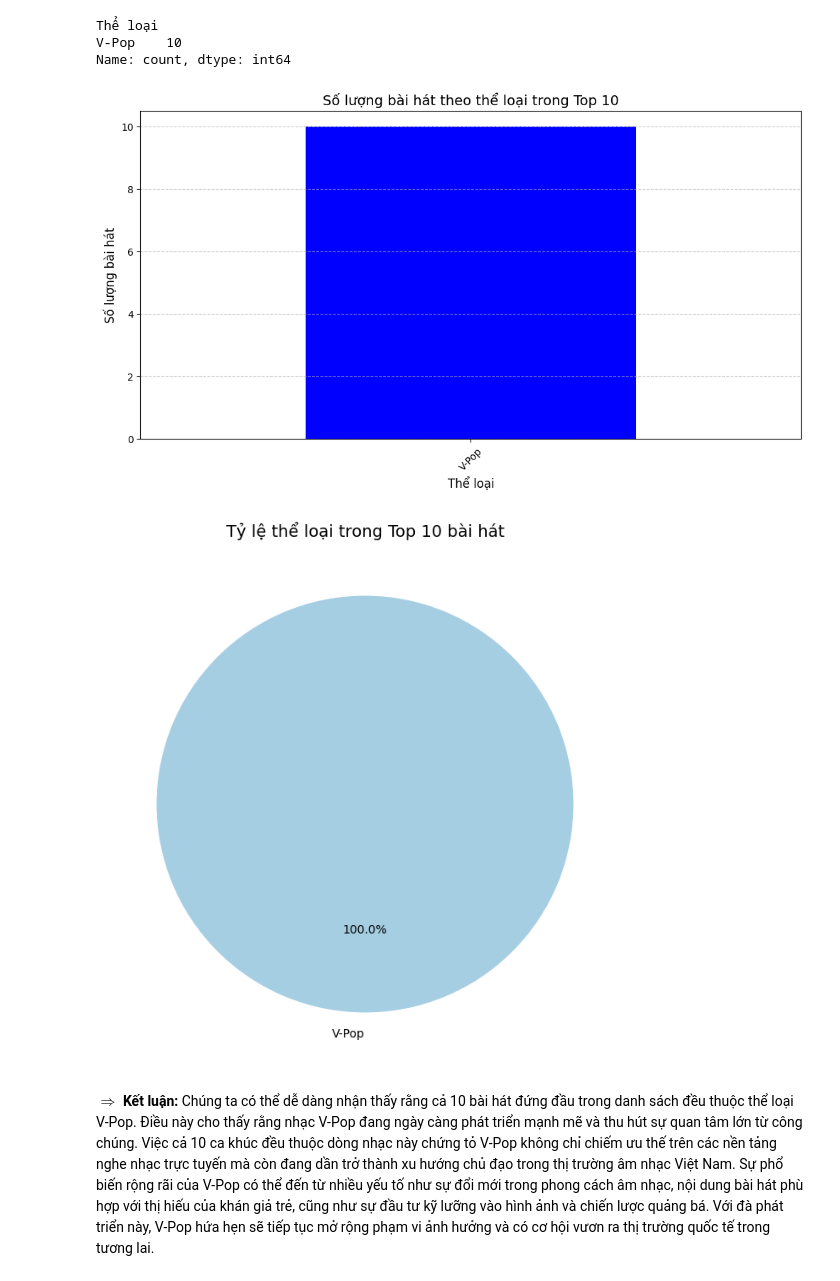
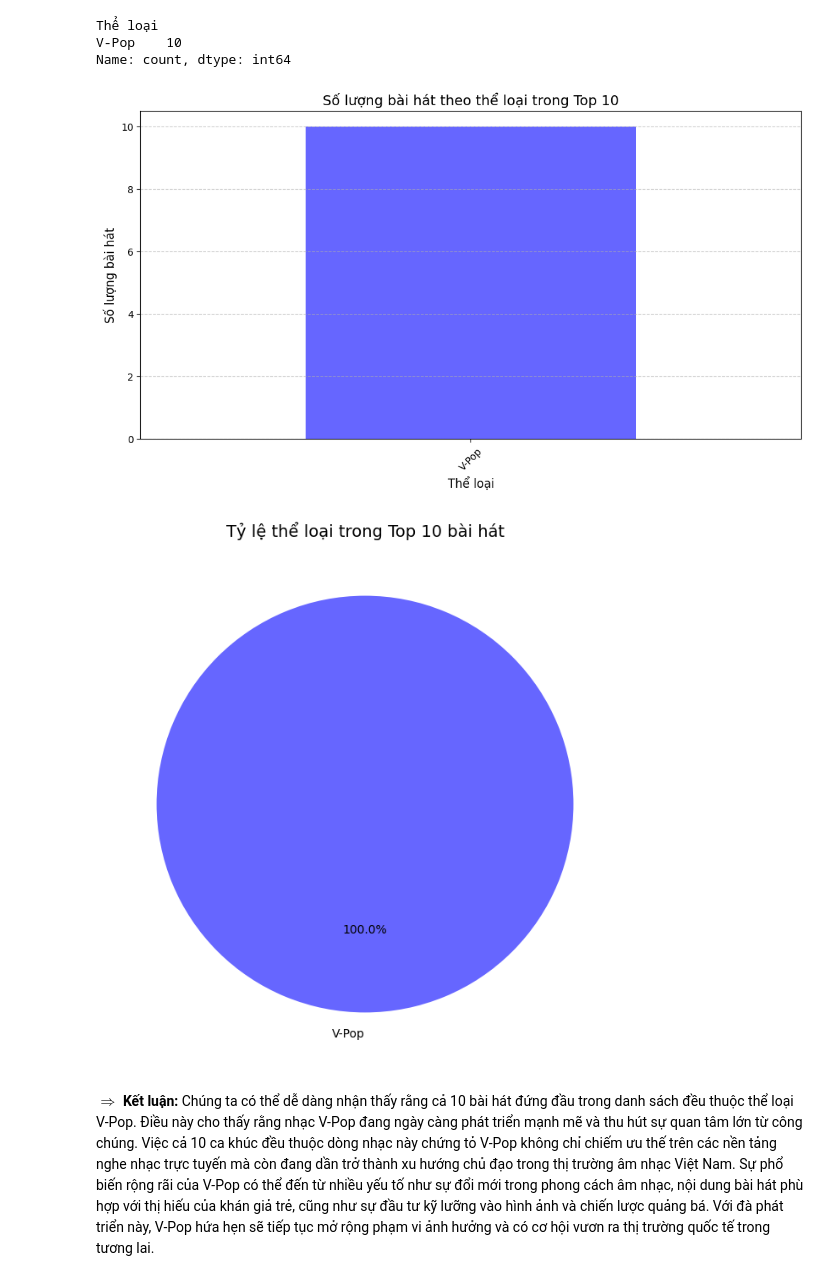
Before and after one commit to LLH-07/Truc_Quan_Hoa_KHDL, a Jupyter notebook: Lab01/22127117_22127352.ipynb, the cells around one changed output. Drawn from its saved outputs; the diff is of its cells as text; code cells hidden in the pictures.

```diff
--- a/Lab01/22127117_22127352.ipynb
+++ b/Lab01/22127117_22127352.ipynb
@@ -1748,7 +1768,7 @@ Name: count, dtype: int64
 
 # Vẽ biểu đồ cột
 plt.figure(figsize=(12, 6))
-genre_counts.plot(kind='bar', color='blue')
+genre_counts.plot(kind='bar', color='blue', alpha=0.6)
 
 # Tùy chỉnh biểu đồ
 plt.xlabel("Thể loại", fontsize=12)
@@ -1760,33 +1780,35 @@ plt.grid(axis='y', linestyle='--', alpha=0.7)
 
 plt.show()
 # %% [output]
-[figure, old version]
+[figure, new version]
 # %%
 
 
-# Tính tổng số bài hát trong top 300
+
 total_songs = genre_counts.sum()
 
 # Lọc các thể loại chiếm hơn 10% tổng số bài hát
 genre_filtered = genre_counts[genre_counts / total_songs > 0.1]
 
 # Thêm 'Khác' nếu có các thể loại chiếm dưới 10%
 other_songs = total_songs - genre_filtered.sum()
 if other_songs > 0:
     genre_filtered["Khác"] = other_songs
 
+# Tạo màu với alpha = 0.6
+colors = [(0, 0, 1, 0.6)] * len(genre_filtered)
 
 plt.figure(figsize=(8, 8))
-genre_filtered.plot(kind='pie', autopct='%1.1f%%', startangle=90, colormap='Paired')
+genre_filtered.plot(kind='pie', autopct='%1.1f%%', startangle=90, colors=colors)
 
 # Ẩn nhãn trục y
 plt.ylabel('')
 plt.title("Tỷ lệ thể loại trong Top 10 bài hát", fontsize=14)
 
 # Hiển thị biểu đồ
 plt.show()
 # %% [output]
-[figure, old version]
+[figure, new version]
 # %% [markdown]
 $\Rightarrow$ **Kết luận:**
 Chúng ta có thể dễ dàng nhận thấy rằng cả 10 bài hát đứng đầu trong danh sách đều thuộc thể loại V-Pop. Điều này cho thấy rằng nhạc V-Pop đang ngày càng phát triển mạnh mẽ và thu hút sự quan tâm lớn từ công chúng. Việc cả 10 ca khúc đều thuộc dòng nhạc này chứng tỏ V-Pop không chỉ chiếm ưu thế trên các nền tảng nghe nhạc trực tuyến mà còn đang dần trở thành xu hướng chủ đạo trong thị trường âm nhạc Việt Nam. Sự phổ biến rộng rãi của V-Pop có thể đến từ nhiều yếu tố như sự đổi mới trong phong cách âm nhạc, nội dung bài hát phù hợp với thị hiếu của khán giả trẻ, cũng như sự đầu tư kỹ lưỡng vào hình ảnh và chiến lược quảng bá. Với đà phát triển này, V-Pop hứa hẹn sẽ tiếp tục mở rộng phạm vi ảnh hưởng và có cơ hội vươn ra thị trường quốc tế trong tương lai.
```
Also changed, not shown: parts of 6 cells of this notebook.
